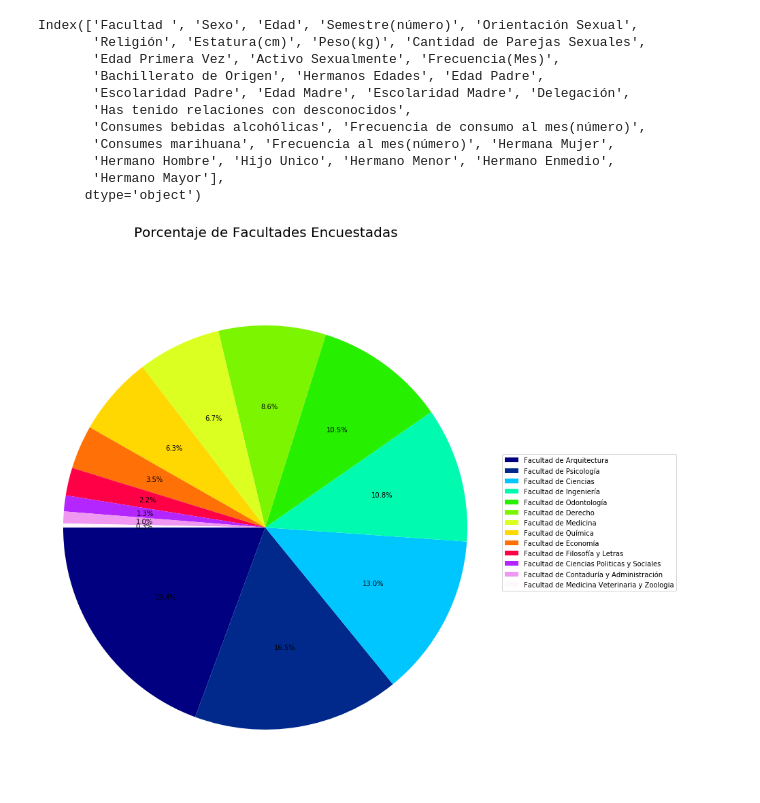
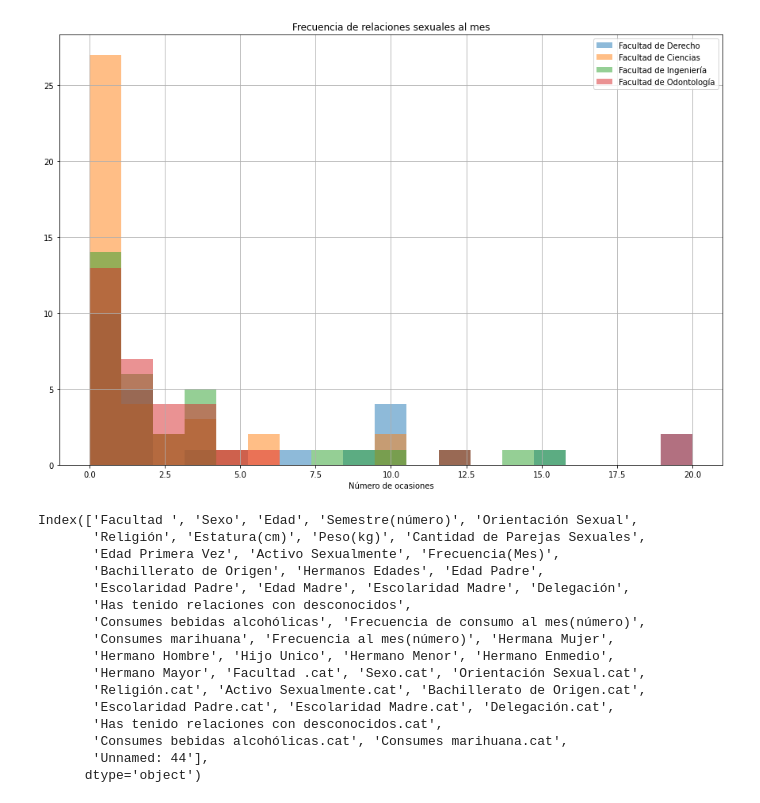
Before and after one commit to roher1727/Proyecyo_Visualizacion, a Jupyter notebook: Visualizacion_datos.ipynb, the cells around one changed output. Saved outputs shown, nothing was run; the diff lists cells and outputs as text; code cells hidden in the pictures.

```diff
--- a/Visualizacion_datos.ipynb
+++ b/Visualizacion_datos.ipynb
@@ -6,4 +15,4 @@ import numpy as np
 # %%
-data = pd.read_csv("Datos_gr.csv")
+data = pd.read_csv("datos_limpios_1.csv")
 del data["Timestamp"]
 del data["Unnamed: 0"]
@@ -10,3 +91,22 @@ del data["Unnamed: 0"]
+# %%
+fig = plt.figure(figsize=(15,10))
+bins = np.linspace(0, 20, 20)
+
+etiquetas = ['Facultad de Derecho',
+ 'Facultad de Ciencias',
+ 'Facultad de Ingeniería',
+ 'Facultad de Odontología',]
+
+for tag in etiquetas:
+    temp = data[data["Facultad "] == tag]["Frecuencia(Mes)"].values
+    plt.hist(temp, bins, alpha=0.5, label= tag)
+plt.xlabel("Número de ocasiones")
+plt.title("Frecuencia de relaciones sexuales al mes")
+plt.legend(loc='upper right')
+plt.grid()
+plt.show()
+# %% [output]
+[figure, added]
 # %%
 data.columns
 # %% [output]
@@ -19,31 +119,10 @@ Index(['Facultad ', 'Sexo', 'Edad', 'Semestre(número)', 'Orientación Sexual',
        'Consumes bebidas alcohólicas', 'Frecuencia de consumo al mes(número)',
        'Consumes marihuana', 'Frecuencia al mes(número)', 'Hermana Mujer',
        'Hermano Hombre', 'Hijo Unico', 'Hermano Menor', 'Hermano Enmedio',
-       'Hermano Mayor'],
+       'Hermano Mayor', 'Facultad .cat', 'Sexo.cat', 'Orientación Sexual.cat',
+       'Religión.cat', 'Activo Sexualmente.cat', 'Bachillerato de Origen.cat',
+       'Escolaridad Padre.cat', 'Escolaridad Madre.cat', 'Delegación.cat',
+       'Has tenido relaciones con desconocidos.cat',
+       'Consumes bebidas alcohólicas.cat', 'Consumes marihuana.cat',
+       'Unnamed: 44'],
       dtype='object')
-# %%
-# Etiquetas de cada las distintas facultades
-labels = data["Facultad "].value_counts().index.values.tolist()
-
-# Frecuencia de cada facultad
-sizes = data["Facultad "].value_counts().values
-
-fig = plt.figure(figsize=(13, 13))
-
-colores = np.linspace(0,1, len(labels))
-
-plt.title("Porcentaje de Facultades Encuestadas", fontsize = 20, y = 1.08)
-
-# Creación del diagrama de pastel
-pie = plt.pie(sizes, autopct = '%1.1f%%', shadow = False, startangle = 180, colors = cm.get_cmap('gist_ncar')(colores))
-
-plt.axis('equal')
-
-# Ajustamos la leyenda para que apareza a la derecha del diagrama de pasterl
-plt.legend(pie[0], labels, bbox_to_anchor=(1,0.5), loc="center right", fontsize=10,
-           bbox_transform=plt.gcf().transFigure)
-
-plt.subplots_adjust(left=0.0, bottom=0.1, right=0.7)
-plt.show()
-# %% [output]
-[figure, removed]
```
Also changed, not shown: parts of 20 cells of this notebook, 1 other file.
